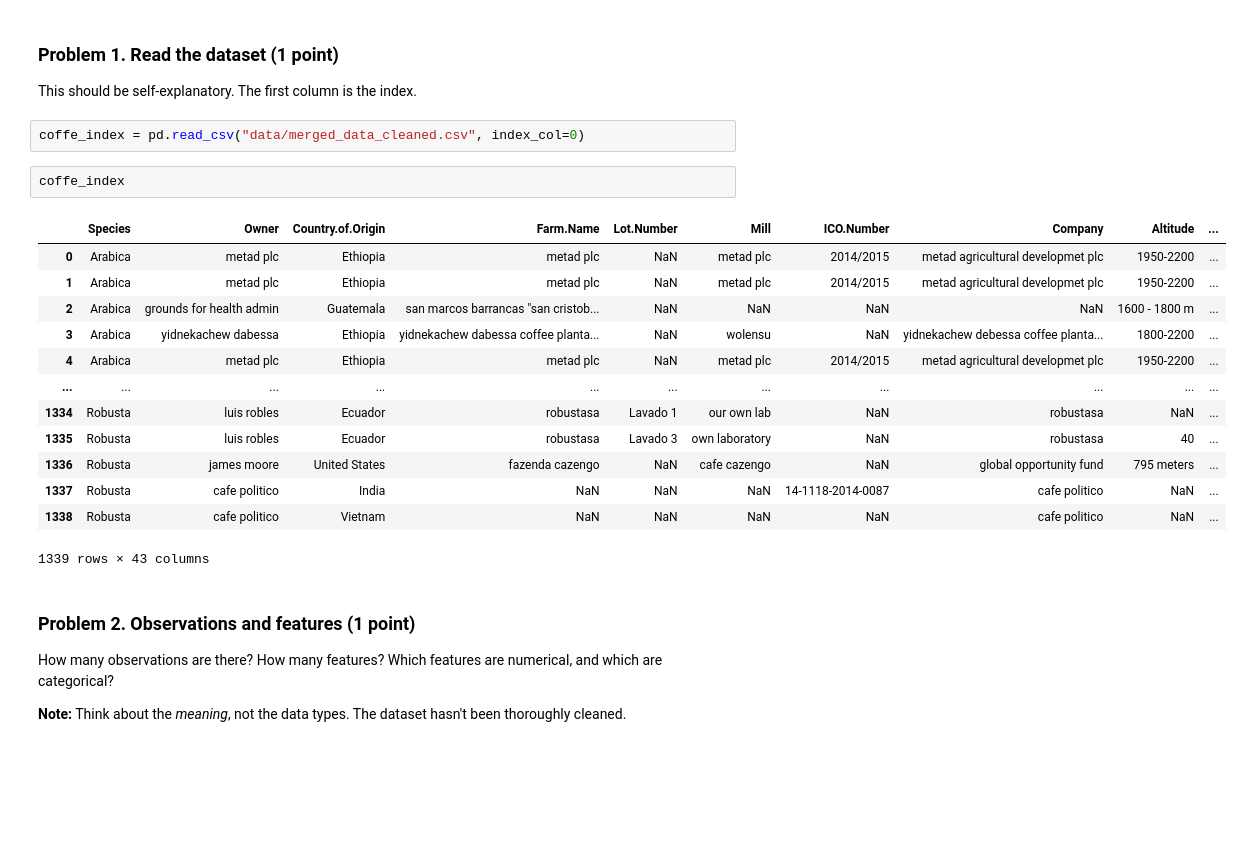
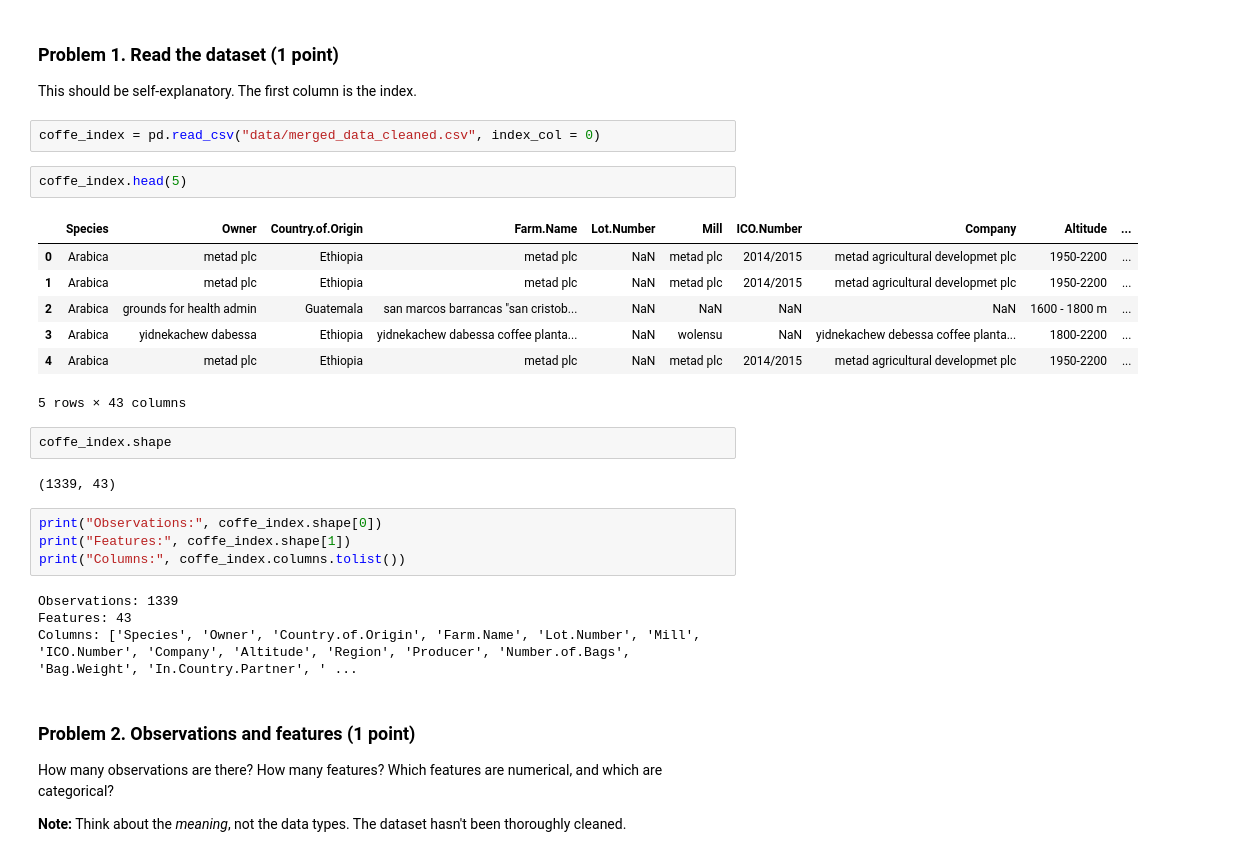
Before and after one commit to i11g/Data-Tidying, a Jupyter notebook: Data Tidying and Cleaning Lab.ipynb, the cells around one changed output. Drawn from its saved outputs; the diff is of its cells as text; blank space fills up the shorter version.

```diff
--- a/Data Tidying and Cleaning Lab.ipynb
+++ b/Data Tidying and Cleaning Lab.ipynb
@@ -19,23 +19,29 @@ It's a good idea to save your clean dataset after all the work you've done to it
 ### Problem 1. Read the dataset (1 point)
 This should be self-explanatory. The first column is the index.
 # %%
-coffe_index = pd.read_csv("data/merged_data_cleaned.csv", index_col=0)
+coffe_index = pd.read_csv("data/merged_data_cleaned.csv", index_col = 0)
 # %%
-coffe_index
+coffe_index.head(5)
 # %% [output]
 |  | Species | Owner | Country.of.Origin | Farm.Name | Lot.Number | Mill | ICO.Number | Company | Altitude | ... |
 | 0 | Arabica | metad plc | Ethiopia | metad plc | NaN | metad plc | 2014/2015 | metad agricultural developmet plc | 1950-2200 | ... |
 | 1 | Arabica | metad plc | Ethiopia | metad plc | NaN | metad plc | 2014/2015 | metad agricultural developmet plc | 1950-2200 | ... |
 | 2 | Arabica | grounds for health admin | Guatemala | san marcos barrancas "san cristob... | NaN | NaN | NaN | NaN | 1600 - 1800 m | ... |
 | 3 | Arabica | yidnekachew dabessa | Ethiopia | yidnekachew dabessa coffee planta... | NaN | wolensu | NaN | yidnekachew debessa coffee planta... | 1800-2200 | ... |
 | 4 | Arabica | metad plc | Ethiopia | metad plc | NaN | metad plc | 2014/2015 | metad agricultural developmet plc | 1950-2200 | ... |
-| ... | ... | ... | ... | ... | ... | ... | ... | ... | ... | ... |
-| 1334 | Robusta | luis robles | Ecuador | robustasa | Lavado 1 | our own lab | NaN | robustasa | NaN | ... |
-| 1335 | Robusta | luis robles | Ecuador | robustasa | Lavado 3 | own laboratory | NaN | robustasa | 40 | ... |
-| 1336 | Robusta | james moore | United States | fazenda cazengo | NaN | cafe cazengo | NaN | global opportunity fund | 795 meters | ... |
-| 1337 | Robusta | cafe politico | India | NaN | NaN | NaN | 14-1118-2014-0087 | cafe politico | NaN | ... |
-| 1338 | Robusta | cafe politico | Vietnam | NaN | NaN | NaN | NaN | cafe politico | NaN | ... |
-1339 rows × 43 columns
+5 rows × 43 columns
+# %%
+coffe_index.shape
+# %% [output]
+(1339, 43)
+# %%
+print("Observations:", coffe_index.shape[0])
+print("Features:", coffe_index.shape[1])
+print("Columns:", coffe_index.columns.tolist())
+# %% [output]
+Observations: 1339
+Features: 43
+Columns: ['Species', 'Owner', 'Country.of.Origin', 'Farm.Name', 'Lot.Number', 'Mill', 'ICO.Number', 'Company', 'Altitude', 'Region', 'Producer', 'Number.of.Bags', 'Bag.Weight', 'In.Country.Partner', ' ...
 # %% [markdown]
 ### Problem 2. Observations and features (1 point)
 How many observations are there? How many features? Which features are numerical, and which are categorical?
```
Also changed, not shown: parts of 13 cells of this notebook, 1 other file.
